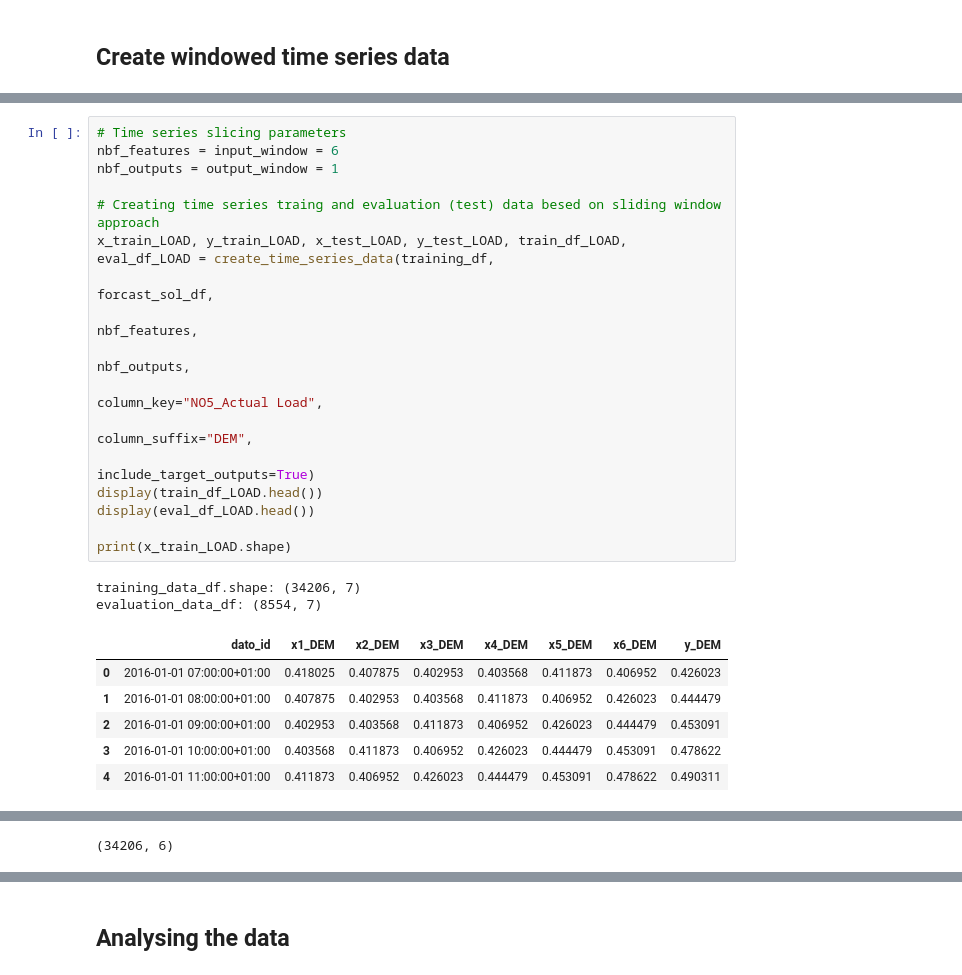
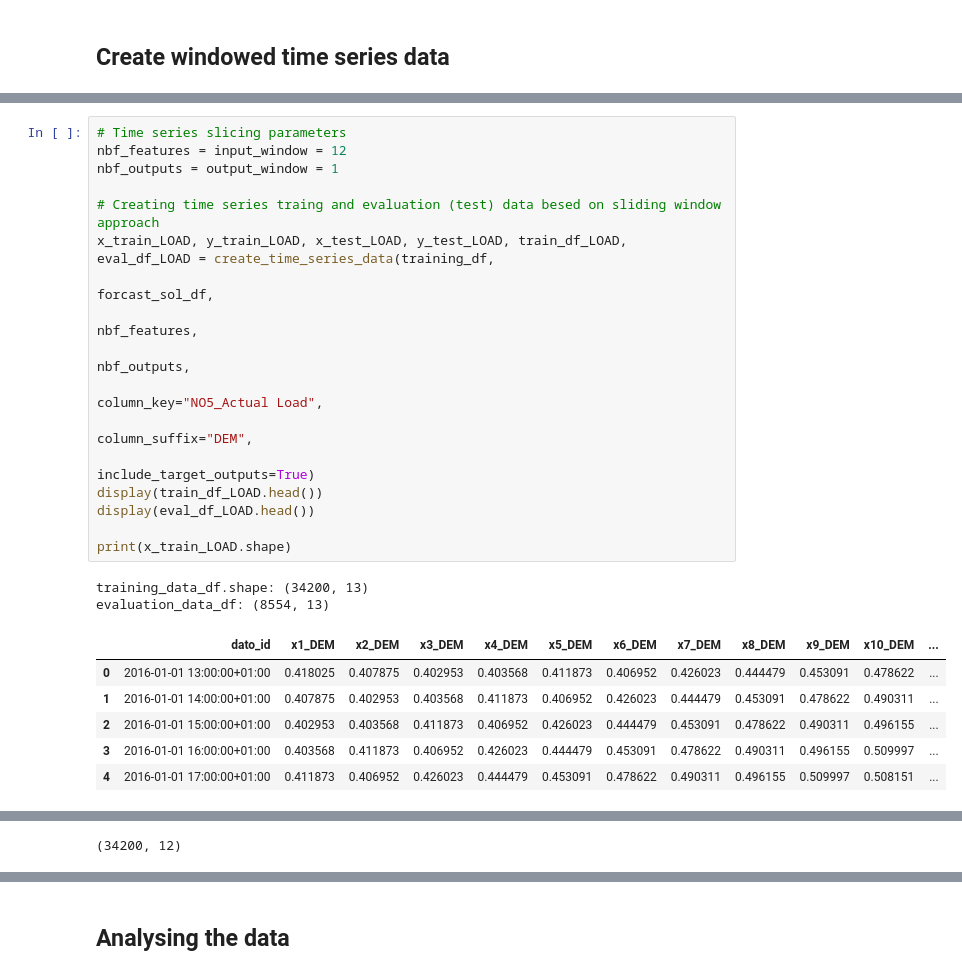
Before and after one commit to AndreasBordvik/FYS-STK4155-Prj3_report, a Jupyter notebook: code/LSTM_alternative/Time_series.ipynb, the cells around one changed output, grey strips where cells are left out. Drawn from its saved outputs; the diff is of its cells as text.

```diff
--- a/code/LSTM_alternative/Time_series.ipynb
+++ b/code/LSTM_alternative/Time_series.ipynb
@@ -199,26 +199,26 @@ evaluation_data_df: (8554, 7)
 # %%
 # Time series slicing parameters
-nbf_features = input_window = 6
+nbf_features = input_window = 12
 nbf_outputs = output_window = 1
 
 # Creating time series traing and evaluation (test) data besed on sliding window approach
 x_train_LOAD, y_train_LOAD, x_test_LOAD, y_test_LOAD, train_df_LOAD, eval_df_LOAD = create_time_series_data(training_df,
                                                                                                     forcast_sol_df,
                                                                                                     nbf_features,
                                                                                                     nbf_outputs,
                                                                                                     column_key="NO5_Actual Load",
                                                                                                     column_suffix="DEM",
                                                                                                     include_target_outputs=True)
 display(train_df_LOAD.head())
 display(eval_df_LOAD.head())
 
 print(x_train_LOAD.shape)
 # %% [output]
-training_data_df.shape: (34206, 7)
-evaluation_data_df: (8554, 7)
+training_data_df.shape: (34200, 13)
+evaluation_data_df: (8554, 13)
-|  | dato_id | x1_DEM | x2_DEM | x3_DEM | x4_DEM | x5_DEM | x6_DEM | y_DEM |
-| 0 | 2016-01-01 07:00:00+01:00 | 0.418025 | 0.407875 | 0.402953 | 0.403568 | 0.411873 | 0.406952 | 0.426023 |
-| 1 | 2016-01-01 08:00:00+01:00 | 0.407875 | 0.402953 | 0.403568 | 0.411873 | 0.406952 | 0.426023 | 0.444479 |
-| 2 | 2016-01-01 09:00:00+01:00 | 0.402953 | 0.403568 | 0.411873 | 0.406952 | 0.426023 | 0.444479 | 0.453091 |
-| 3 | 2016-01-01 10:00:00+01:00 | 0.403568 | 0.411873 | 0.406952 | 0.426023 | 0.444479 | 0.453091 | 0.478622 |
-| 4 | 2016-01-01 11:00:00+01:00 | 0.411873 | 0.406952 | 0.426023 | 0.444479 | 0.453091 | 0.478622 | 0.490311 |
+|  | dato_id | x1_DEM | x2_DEM | x3_DEM | x4_DEM | x5_DEM | x6_DEM | x7_DEM | x8_DEM | x9_DEM | x10_DEM | ... |
+| 0 | 2016-01-01 13:00:00+01:00 | 0.418025 | 0.407875 | 0.402953 | 0.403568 | 0.411873 | 0.406952 | 0.426023 | 0.444479 | 0.453091 | 0.478622 | ... |
+| 1 | 2016-01-01 14:00:00+01:00 | 0.407875 | 0.402953 | 0.403568 | 0.411873 | 0.406952 | 0.426023 | 0.444479 | 0.453091 | 0.478622 | 0.490311 | ... |
+| 2 | 2016-01-01 15:00:00+01:00 | 0.402953 | 0.403568 | 0.411873 | 0.406952 | 0.426023 | 0.444479 | 0.453091 | 0.478622 | 0.490311 | 0.496155 | ... |
+| 3 | 2016-01-01 16:00:00+01:00 | 0.403568 | 0.411873 | 0.406952 | 0.426023 | 0.444479 | 0.453091 | 0.478622 | 0.490311 | 0.496155 | 0.509997 | ... |
+| 4 | 2016-01-01 17:00:00+01:00 | 0.411873 | 0.406952 | 0.426023 | 0.444479 | 0.453091 | 0.478622 | 0.490311 | 0.496155 | 0.509997 | 0.508151 | ... |
@@ -231,3 +231,3 @@ evaluation_data_df: (8554, 7)
-(34206, 6)
+(34200, 12)
 # %%
 # Time series slicing parameters
```
Also changed, not shown: parts of 14 cells of this notebook, 15 other files.
